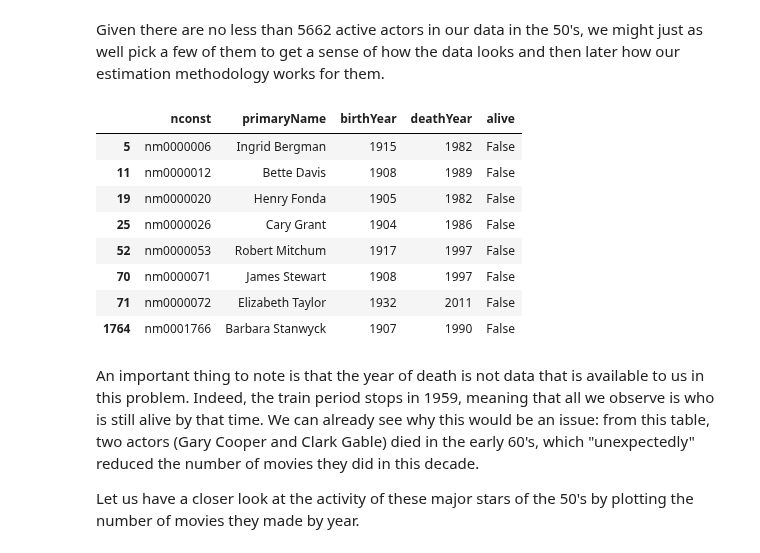
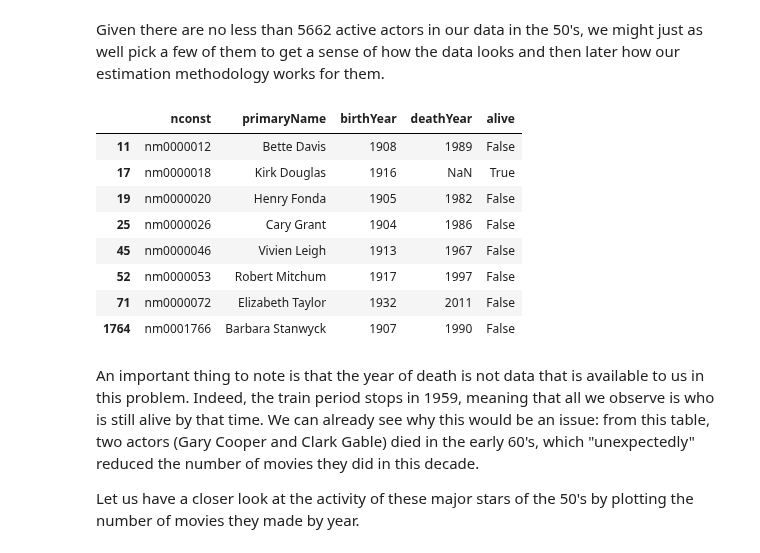
Before and after one commit to MaximeKan/Statistical-Modeling, a Jupyter notebook: Actors_movie_counts.ipynb, the cells around one changed output. Cells and saved outputs as stored; diff of their text form; code cells hidden in the pictures.

```diff
--- a/Actors_movie_counts.ipynb
+++ b/Actors_movie_counts.ipynb
@@ -157,19 +157,19 @@ There are 5668 active actors between 1950 and 1959 in our data.
 # %% [markdown]
 Given there are no less than 5662 active actors in our data in the 50's, we might just as well pick a few of them to get a sense of how the data looks and then later how our estimation methodology works for them.
 # %%
-actors = ["Bette Davis", "Cary Grant", "Ingrid Bergman", "James Stewart", "Elizabeth Taylor", "Henry Fonda",
+actors = ["Bette Davis", "Cary Grant", "Vivien Leigh", "Kirk Douglas", "Elizabeth Taylor", "Henry Fonda",
          "Robert Mitchum", "Barbara Stanwyck"]
 
 names_actors = classic_names[classic_names.primaryName.isin(actors)].head(len(actors))
 names_actors
 # %% [output]
 |  | nconst | primaryName | birthYear | deathYear | alive |
-| 5 | nm0000006 | Ingrid Bergman | 1915 | 1982 | False |
 | 11 | nm0000012 | Bette Davis | 1908 | 1989 | False |
+| 17 | nm0000018 | Kirk Douglas | 1916 | NaN | True |
 | 19 | nm0000020 | Henry Fonda | 1905 | 1982 | False |
 | 25 | nm0000026 | Cary Grant | 1904 | 1986 | False |
+| 45 | nm0000046 | Vivien Leigh | 1913 | 1967 | False |
 | 52 | nm0000053 | Robert Mitchum | 1917 | 1997 | False |
-| 70 | nm0000071 | James Stewart | 1908 | 1997 | False |
 | 71 | nm0000072 | Elizabeth Taylor | 1932 | 2011 | False |
 | 1764 | nm0001766 | Barbara Stanwyck | 1907 | 1990 | False |
 # %% [markdown]
```
Also changed, not shown: parts of 13 cells of this notebook.
